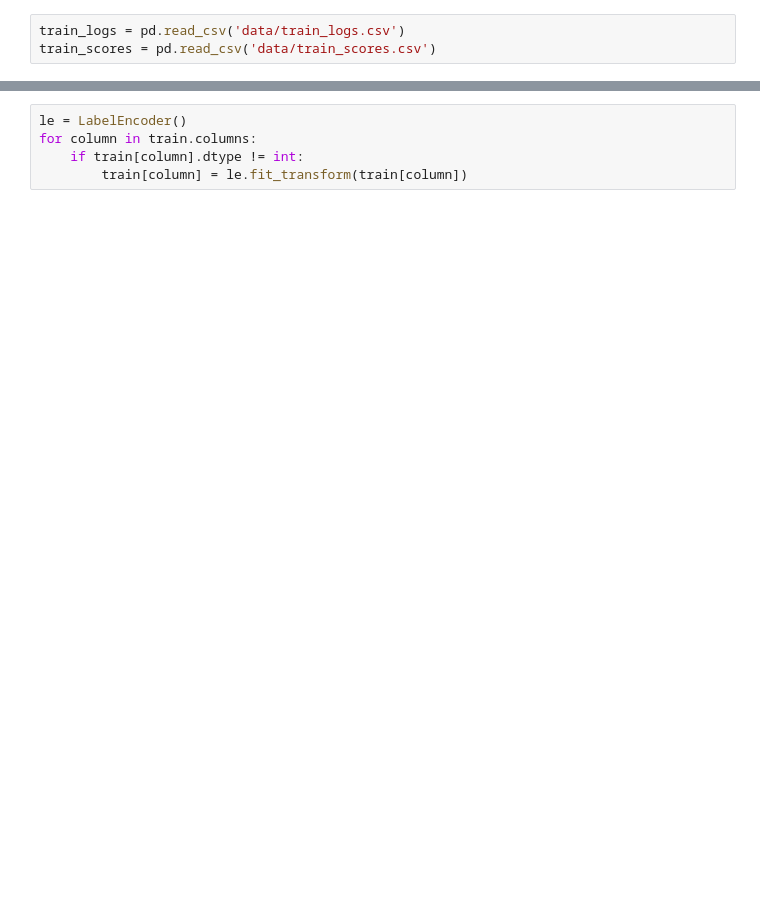
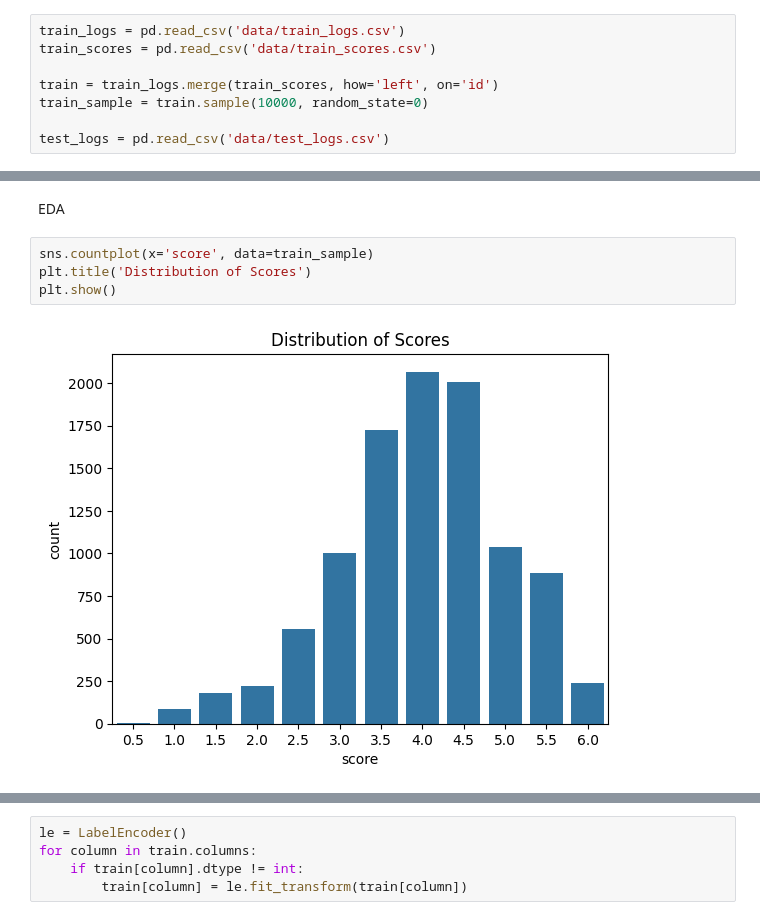
Before and after one commit to luca-miniati/kaggle, a Jupyter notebook: writing/eda.ipynb, the cells around one changed output, grey strips where cells are left out. Drawn from its saved outputs; the diff is of its cells as text; blank space fills up the shorter version.

```diff
--- a/writing/eda.ipynb
+++ b/writing/eda.ipynb
@@ -5,3 +18,8 @@ from sklearn.preprocessing import LabelEncoder
 # %%
 train_logs = pd.read_csv('data/train_logs.csv')
 train_scores = pd.read_csv('data/train_scores.csv')
+
+train = train_logs.merge(train_scores, how='left', on='id')
+train_sample = train.sample(10000, random_state=0)
+
+test_logs = pd.read_csv('data/test_logs.csv')
@@ -17,0 +26,8 @@ train.head()
+# %% [markdown]
+EDA
+# %%
+sns.countplot(x='score', data=train_sample)
+plt.title('Distribution of Scores')
+plt.show()
+# %% [output]
+[figure, added]
```
Also changed, not shown: parts of 16 cells of this notebook, 1 other file.
